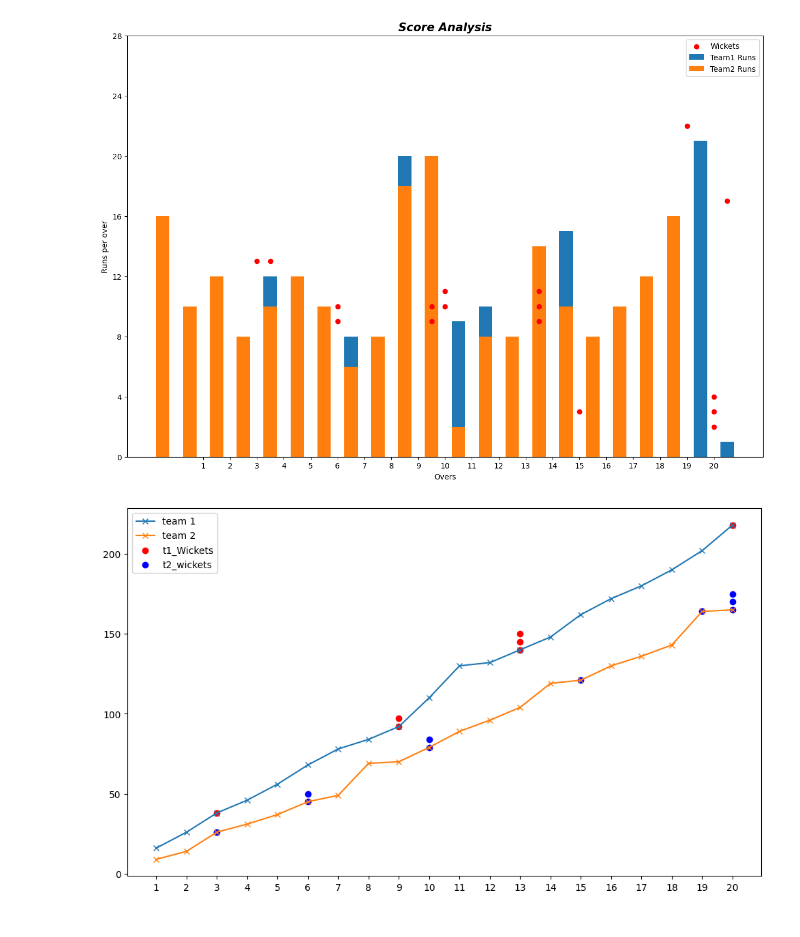
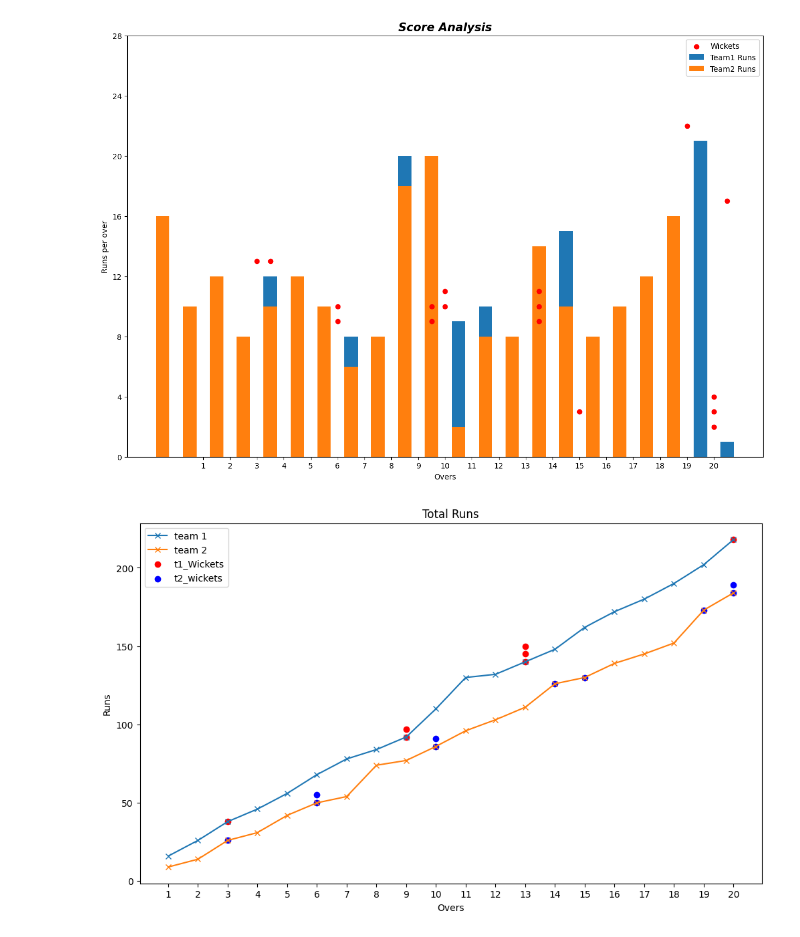
Before and after one commit to JoeVA2020/DS_OCT_ML, a Jupyter notebook: Mathplot/cricket.ipynb, the cells around one changed output. Drawn from its saved outputs; the diff is of its cells as text; code cells hidden in the pictures.

```diff
--- a/Mathplot/cricket.ipynb
+++ b/Mathplot/cricket.ipynb
@@ -114,8 +114,8 @@ plt.figure(figsize=(12,7))
 
 t1_runs = [16, 10, 12, 8, 10, 12, 10, 6, 8, 18, 20, 2, 8, 8, 14, 10, 8, 10, 12, 16]
 t1_wickets = [0, 0, 1, 0, 0, 0, 0, 0, 2, 0, 0, 0, 3, 0, 0, 0, 0, 0, 0, 1]
-t2_runs=[9,5,12,5,6,8,4,20,1,9,10,7,8,15,2,9,6,7,21,1]
-t2_wickets=[0,0,1,0,0,2,0,0,0,2,0,0,0,0,1,0,0,0,1,3]
+t2_runs=  [9, 5, 12, 5, 11, 8, 4, 20, 3, 9, 10, 7, 8, 15, 4, 9, 6, 7, 21, 11]
+t2_wickets = [0, 0, 1, 0, 0, 2, 0, 0, 0, 2, 0, 0, 0, 1, 1, 0, 0, 0, 1, 2]
 
 
 t1_score=[]
@@ -131,31 +131,34 @@ for i in range(len(t2_runs)):
 
 
 plt.plot(range(1,len(t1_runs)+1),t1_score,marker='x',label="team 1")
 plt.plot(range(1,len(t2_runs)+1),t2_score,marker='x',label="team 2")
 
 
 wicket_count = 0
 for i in range(len(t1_wickets)):
     if t1_wickets[i] > 0:
         for j in range(1, t1_wickets[i] + 1):
             wicket_count += 1
             if wicket_count != sum(t1_wickets):
                 plt.scatter(i+1 , t1_score[i] + 5*j-5, color='red')
             else:
                 plt.scatter(i+1 , t1_score[i] + 5*j-5, color='red', label="t1_Wickets")
 
 wicket_count = 0
 for i in range(len(t2_wickets)):
     if t2_wickets[i] > 0:
         for j in range(1, t2_wickets[i] + 1):
             wicket_count += 1
             if wicket_count != sum(t2_wickets):
                 plt.scatter(i+1, t2_score[i] + 5*j-5, color='blue')
             else:
                 plt.scatter(i+1, t2_score[i] + 5*j-5, color='blue',label="t2_wickets")
 
 plt.xticks(range(1,len(t1_runs)+1))
+plt.xlabel('Overs')
+plt.ylabel('Runs')
+plt.title('Total Runs')
 plt.legend()
 plt.show()
 # %% [output]
-[figure, old version]
+[figure, new version]
```
Also changed, not shown: 4 other files.
